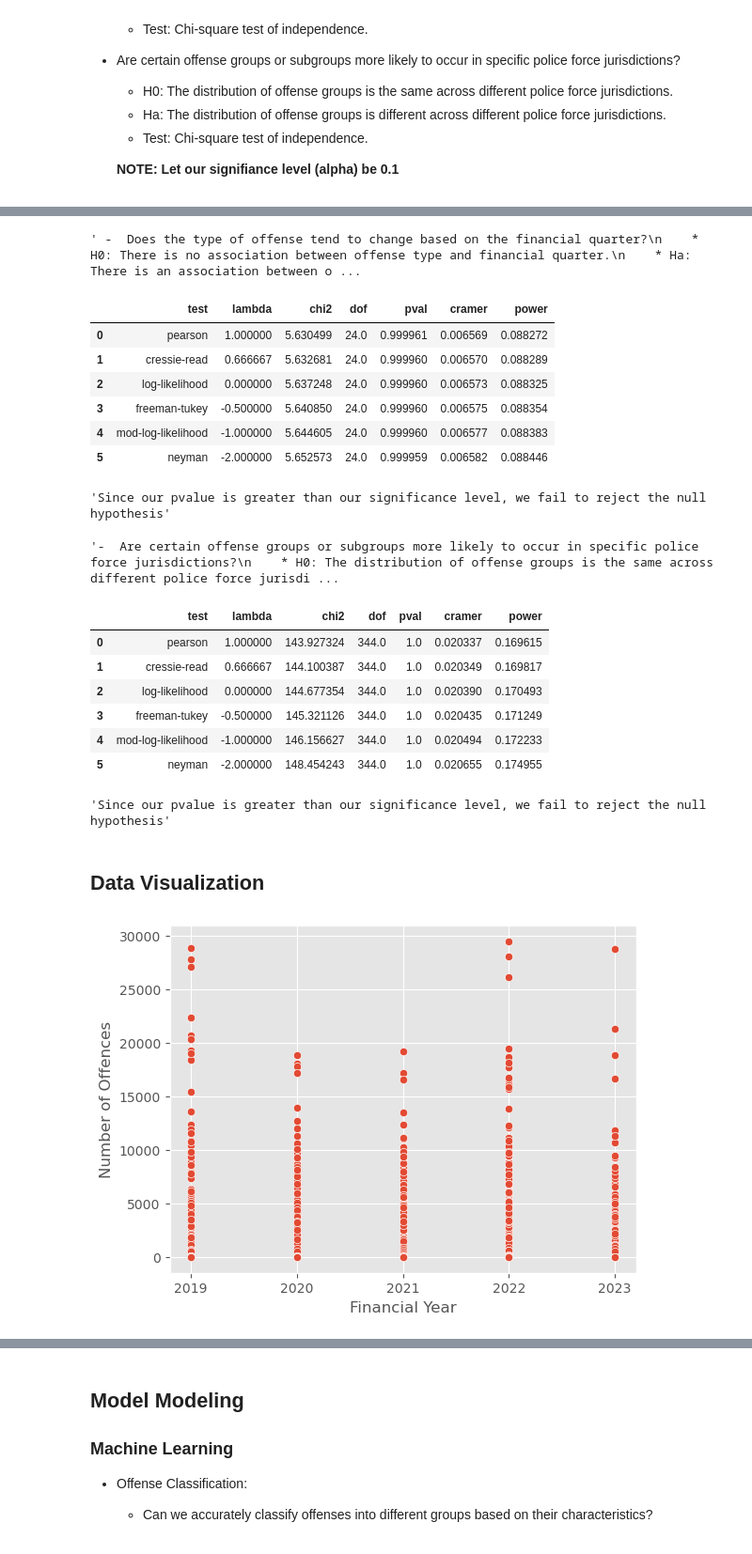
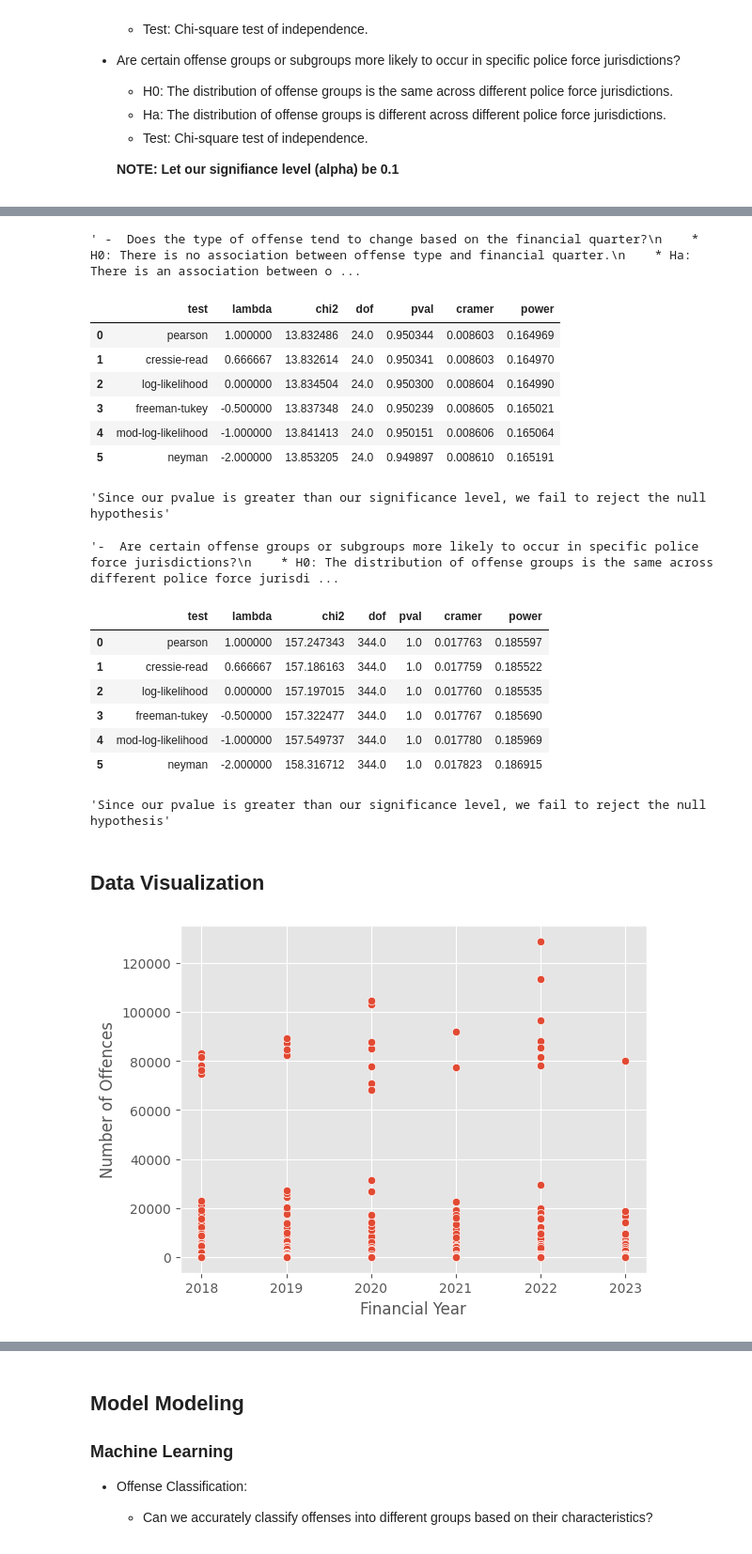
Before and after one commit to oluseyedev/oluseyedev, a Jupyter notebook: Dat7015_Ass2.ipynb, the cells around one changed output, grey strips where cells are left out. Shown at 94% size. Saved outputs shown, nothing was run; the diff lists cells and outputs as text; code cells hidden in the pictures.

```diff
--- a/Dat7015_Ass2.ipynb
+++ b/Dat7015_Ass2.ipynb
@@ -354,10 +352,0 @@ query_2 = str(query_2)
-# %%
-# Write sql query to join tables
-query_2 = """
-SELECT offence_df.*,
-offence_ref.`New ONS offence group`,
-offence_ref.`New ONS sub-offence group`
-FROM offence_df
-INNER JOIN offence_ref
-ON offence_df.Offence_Code = offence_ref.Offence_Code;
-"""
@@ -447 +443,11 @@ offence_final.describe(['Number_of_Offences']).show()
 +-------+------------------+
+# %%
+import pyspark.sql.functions as F
+from pyspark.sql.types import StringType
+
+# Convert Financial_Year to StringType (if not already)
+query_2 = query_2.withColumn("Financial_Year", F.col("Financial_Year").cast(StringType()))
+
+# Replace the field with four numbers before "/" in the Financial_Year column
+query_2 = query_2.withColumn('Financial_Year', F.split(F.col('Financial_Year'), '/').getItem(0))
+query_2.show()
@@ -447,0 +472,2 @@ offence_final.describe(['Number_of_Offences']).show()
+# %%
+offence_final = query_2
@@ -447,0 +494,3 @@ offence_final.describe(['Number_of_Offences']).show()
+# %%
+# convert the data type of the Financial_Year column to an integer
+offence_final = offence_final.withColumn('Financial_Year', offence_final['Financial_Year'].cast('int'))
@@ -562,7 +643,7 @@ desc_5 = """ -  Does the type of offense tend to change based on the financial q
     * Test: Chi-square test of independence."""
 
 #  Perfrom chisquare_test of independence
-expected, observed, stats = pg.chi2_independence(data=sample_offence, x='New_ONS_offence_group', y='Financial_Quarter')
+expected, observed, stats = pg.chi2_independence(data=sample_offence, x='New ONS offence group', y='Financial_Quarter')
 
 # Displays output
 display(desc_5)
@@ -571,12 +652,12 @@ display('Since our pvalue is greater than our significance level, we fail to rej
 # %% [output]
 ' -  Does the type of offense tend to change based on the financial quarter?\n    * H0: There is no association between offense type and financial quarter.\n    * Ha: There is an association between o ...
 |  | test | lambda | chi2 | dof | pval | cramer | power |
-| 0 | pearson | 1.000000 | 5.630499 | 24.0 | 0.999961 | 0.006569 | 0.088272 |
-| 1 | cressie-read | 0.666667 | 5.632681 | 24.0 | 0.999960 | 0.006570 | 0.088289 |
-| 2 | log-likelihood | 0.000000 | 5.637248 | 24.0 | 0.999960 | 0.006573 | 0.088325 |
-| 3 | freeman-tukey | -0.500000 | 5.640850 | 24.0 | 0.999960 | 0.006575 | 0.088354 |
-| 4 | mod-log-likelihood | -1.000000 | 5.644605 | 24.0 | 0.999960 | 0.006577 | 0.088383 |
-| 5 | neyman | -2.000000 | 5.652573 | 24.0 | 0.999959 | 0.006582 | 0.088446 |
+| 0 | pearson | 1.000000 | 13.832486 | 24.0 | 0.950344 | 0.008603 | 0.164969 |
+| 1 | cressie-read | 0.666667 | 13.832614 | 24.0 | 0.950341 | 0.008603 | 0.164970 |
+| 2 | log-likelihood | 0.000000 | 13.834504 | 24.0 | 0.950300 | 0.008604 | 0.164990 |
+| 3 | freeman-tukey | -0.500000 | 13.837348 | 24.0 | 0.950239 | 0.008605 | 0.165021 |
+| 4 | mod-log-likelihood | -1.000000 | 13.841413 | 24.0 | 0.950151 | 0.008606 | 0.165064 |
+| 5 | neyman | -2.000000 | 13.853205 | 24.0 | 0.949897 | 0.008610 | 0.165191 |
 'Since our pvalue is greater than our significance level, we fail to reject the null hypothesis'
 # %%
 # Hypothesis_4
@@ -586,7 +667,7 @@ desc_6 = """-  Are certain offense groups or subgroups more likely to occur in s
     * Test: Chi-square test of independence."""
 
 #  Perfrom chisquare_test of independence
-expected, observed, stats = pg.chi2_independence(data=sample_offence, x='New_ONS_offence_group', y='Force_Name')
+expected, observed, stats = pg.chi2_independence(data=sample_offence, x='New ONS offence group', y='Force_Name')
 
 # Displays output
 display(desc_6)
@@ -595,12 +676,12 @@ display('Since our pvalue is greater than our significance level, we fail to rej
 # %% [output]
 '-  Are certain offense groups or subgroups more likely to occur in specific police force jurisdictions?\n    * H0: The distribution of offense groups is the same across different police force jurisdi ...
 |  | test | lambda | chi2 | dof | pval | cramer | power |
-| 0 | pearson | 1.000000 | 143.927324 | 344.0 | 1.0 | 0.020337 | 0.169615 |
-| 1 | cressie-read | 0.666667 | 144.100387 | 344.0 | 1.0 | 0.020349 | 0.169817 |
-| 2 | log-likelihood | 0.000000 | 144.677354 | 344.0 | 1.0 | 0.020390 | 0.170493 |
-| 3 | freeman-tukey | -0.500000 | 145.321126 | 344.0 | 1.0 | 0.020435 | 0.171249 |
-| 4 | mod-log-likelihood | -1.000000 | 146.156627 | 344.0 | 1.0 | 0.020494 | 0.172233 |
-| 5 | neyman | -2.000000 | 148.454243 | 344.0 | 1.0 | 0.020655 | 0.174955 |
+| 0 | pearson | 1.000000 | 157.247343 | 344.0 | 1.0 | 0.017763 | 0.185597 |
+| 1 | cressie-read | 0.666667 | 157.186163 | 344.0 | 1.0 | 0.017759 | 0.185522 |
+| 2 | log-likelihood | 0.000000 | 157.197015 | 344.0 | 1.0 | 0.017760 | 0.185535 |
+| 3 | freeman-tukey | -0.500000 | 157.322477 | 344.0 | 1.0 | 0.017767 | 0.185690 |
+| 4 | mod-log-likelihood | -1.000000 | 157.549737 | 344.0 | 1.0 | 0.017780 | 0.185969 |
+| 5 | neyman | -2.000000 | 158.316712 | 344.0 | 1.0 | 0.017823 | 0.186915 |
 'Since our pvalue is greater than our significance level, we fail to reject the null hypothesis'
 # %% [markdown]
 ## Data Visualization
@@ -607,16 +693,16 @@ display('Since our pvalue is greater than our significance level, we fail to rej
 # %%
 # Sample target columns from dataframe
 sct = offence_final.select('Financial_Year', 'Number_of_Offences').sample(False, 0.50, 42).toPandas()
 
 # Scatter plot to check for relationship between Financial year and Number of Offences
 sns.scatterplot(data=sct, x='Financial_Year', y='Number_of_Offences').set(xlabel='Financial Year',
                                                                                     ylabel='Number of Offences',
-                                                                          xticks=[2019, 2020, 2021, 2022, 2023])
+                                                                          xticks=[2018, 2019, 2020, 2021, 2022, 2023])
 
 # Show plot
 plt.show()
 # %% [output]
-[figure, old version]
+[figure, new version]
 # %%
 # Gets sample from target column and converts to pandas
 num_off_hst = offence_final.select('Number_of_Offences').sample(False, 0.50, 42).toPandas()
```
Also changed, not shown: parts of 68 cells of this notebook.
